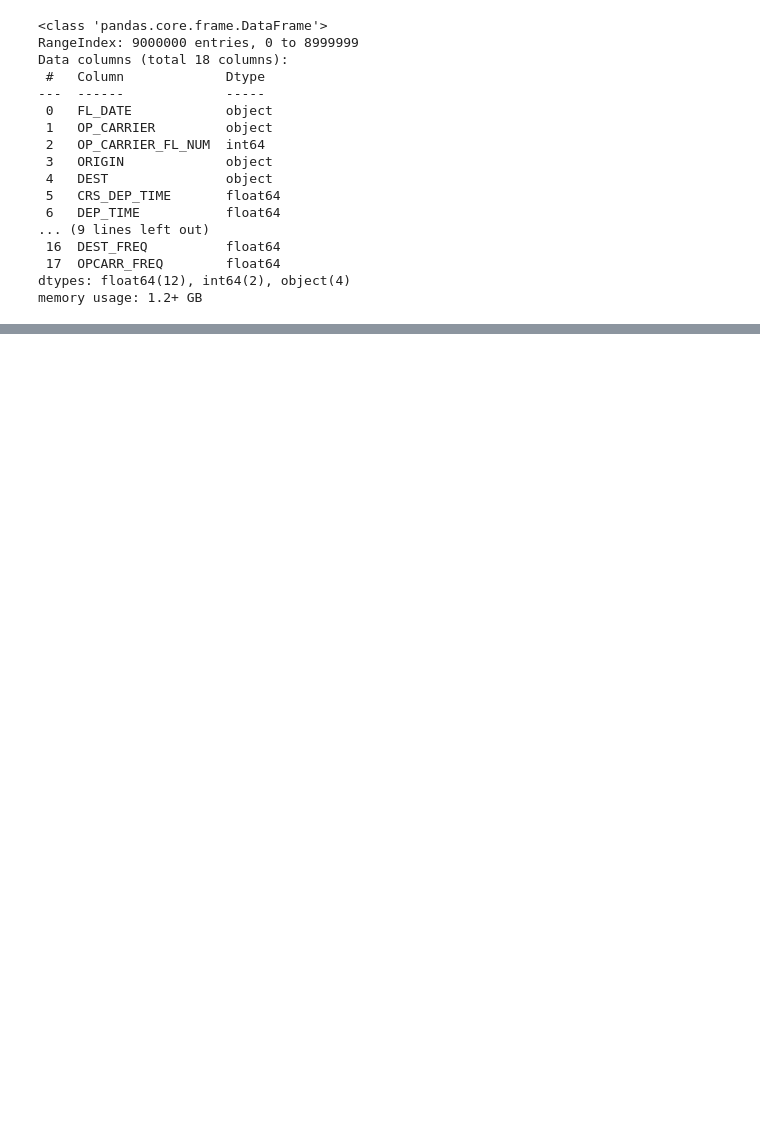
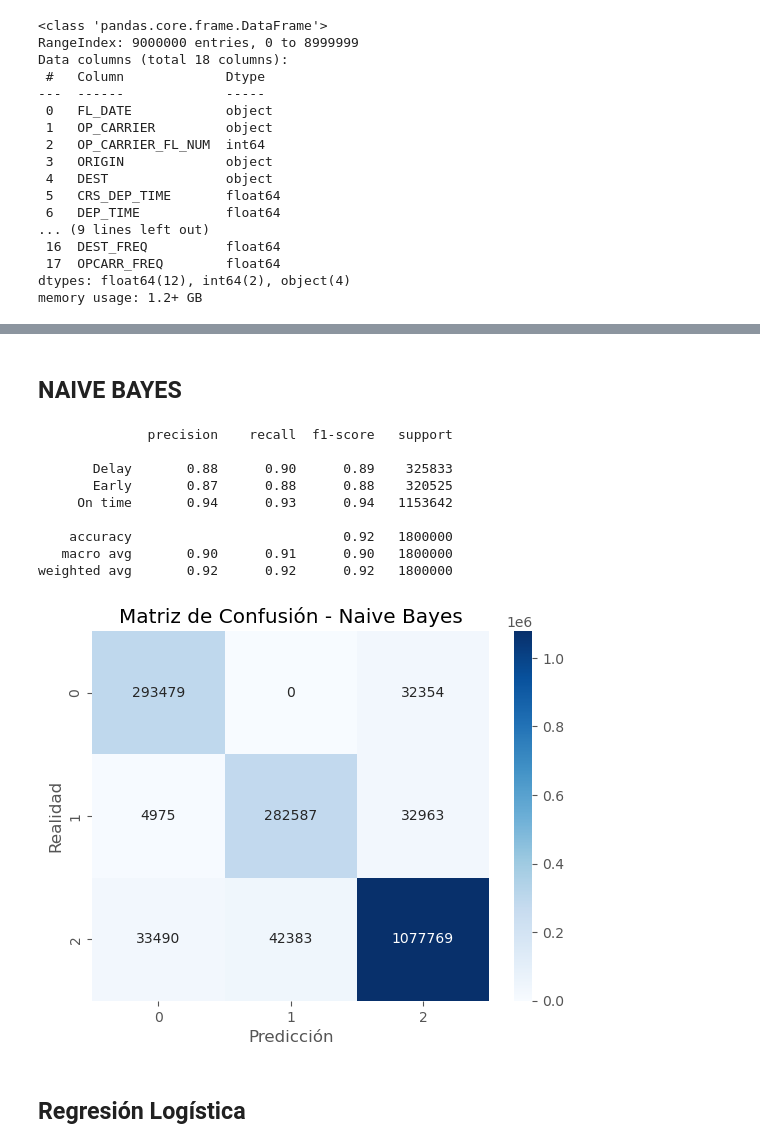
Before and after one commit to Andylmao/icd2024, a Jupyter notebook: practices/practica4ICD.ipynb, the cells around one changed output, grey strips where cells are left out. Saved outputs shown, nothing was run; the diff lists cells and outputs as text; code cells hidden in the pictures; blank space fills up the shorter version.

```diff
--- a/practices/practica4ICD.ipynb
+++ b/practices/practica4ICD.ipynb
@@ -671,0 +694,43 @@ airlin_df_sample = cln_aildf.sample(n=sample_size, random_state=42)
+# %% [markdown]
+## NAIVE BAYES
+# %%
+X = airlin_df[['OP_CARRIER_FL_NUM', 'CRS_DEP_TIME', 'DEP_TIME', 'DEP_DELAY', 'TAXI_OUT',
+        'WHEELS_OFF', 'CRS_ARR_TIME','CRS_ELAPSED_TIME',
+        'DISTANCE', 'WEEK_DAY', 'ORIGIN_FREQ', 'DEST_FREQ', 'OPCARR_FREQ', 'DISTANCE_TIME_RATIO']]
+y = airlin_df[['ARR_DELAY_CAT']]
+# %%
+from sklearn.model_selection import train_test_split
+
+X_train, X_test, y_train, y_test = train_test_split(X, y, test_size=0.2, random_state=42)
+# %%
+from sklearn.naive_bayes import GaussianNB
+from sklearn.metrics import classification_report, confusion_matrix
+
+model = GaussianNB()
+
+
+model.fit(X_train, y_train)
+
+
+y_pred = model.predict(X_test)
+print(classification_report(y_test, y_pred))
+
+conf_matrix = confusion_matrix(y_test, y_pred)
+sns.heatmap(conf_matrix, annot=True, fmt='d', cmap='Blues')
+plt.title('Matriz de Confusión - Naive Bayes')
+plt.xlabel('Predicción')
+plt.ylabel('Realidad')
+plt.show()
+# %% [output]
+              precision    recall  f1-score   support
+
+       Delay       0.88      0.90      0.89    325833
+       Early       0.87      0.88      0.88    320525
+     On time       0.94      0.93      0.94   1153642
+
+    accuracy                           0.92   1800000
+   macro avg       0.90      0.91      0.90   1800000
+weighted avg       0.92      0.92      0.92   1800000
+[figure, added]
+# %% [markdown]
+## Regresión Logística
```
Also changed, not shown: parts of 70 cells of this notebook.
